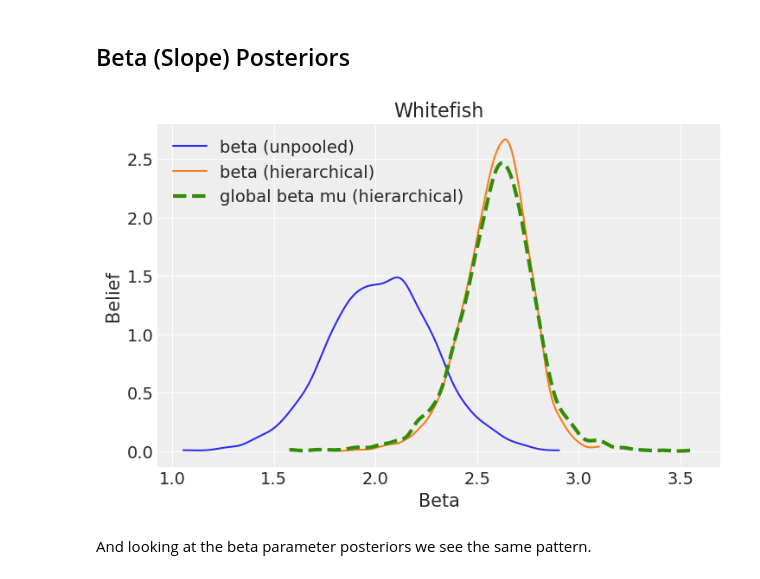
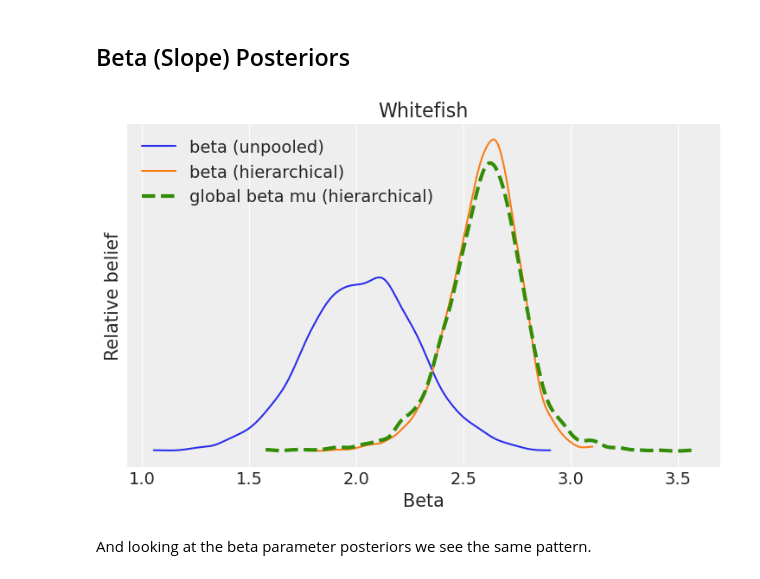
Before and after one commit to AlexAndorra/notebooks-experiments, a Jupyter notebook: Hierarchical_Regression/Hierarchical_Regression.ipynb, the cells around one changed output. Saved outputs shown, nothing was run; the diff lists cells and outputs as text; code cells hidden in the pictures.

```diff
--- a/Hierarchical_Regression/Hierarchical_Regression.ipynb
+++ b/Hierarchical_Regression/Hierarchical_Regression.ipynb
@@ -737,27 +743,28 @@ Also, note that having the global mean estimate is useful in itself. In the unpo
 # %% [markdown]
 ## Beta (Slope) Posteriors
 # %%
-az.plot_dist(
+fig = az.plot_dist(
     idata_unpooled.posterior.β.sel(species="Whitefish"),
     color=sns.color_palette()[0],
     label="beta (unpooled)",
 )
 az.plot_dist(
     idata_hierarchical.posterior.β.sel(species="Whitefish"),
     color=sns.color_palette()[1],
     label="beta (hierarchical)",
 )
 az.plot_dist(
     idata_hierarchical.posterior.β_mu,
     color=sns.color_palette()[2],
     plot_kwargs=dict(ls="--", lw=3.0),
     label="global beta mu (hierarchical)",
 )
 plt.xlabel("Beta")
-plt.ylabel("Belief")
 plt.title("Whitefish");
+plt.ylabel("Relative belief")
+fig.axes.get_yaxis().set_ticks([]);
 # %% [output]
-[figure, old version]
+[figure, new version]
 # %% [markdown]
 And looking at the beta parameter posteriors we see the same pattern.
 # %% [markdown]
```
Also changed, not shown: parts of 14 cells of this notebook.
